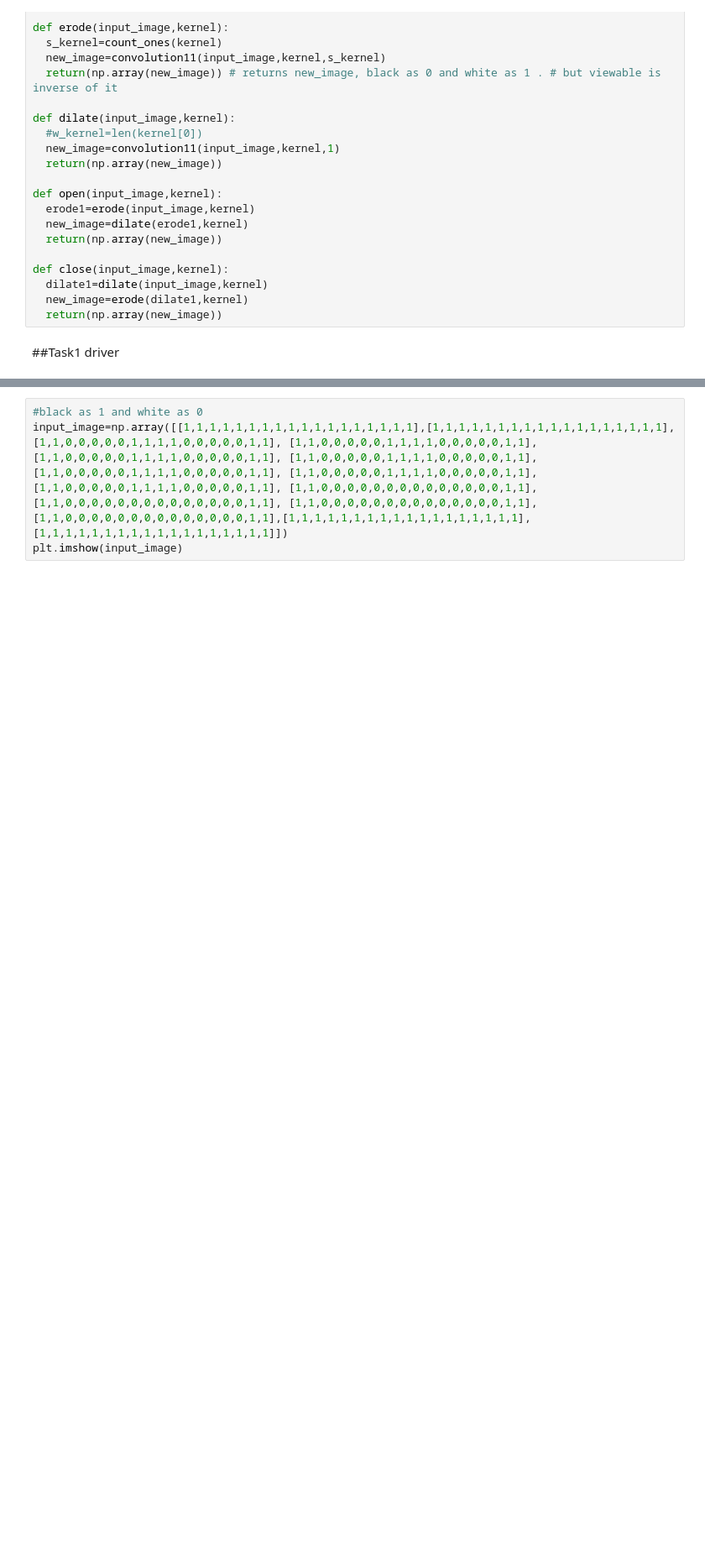
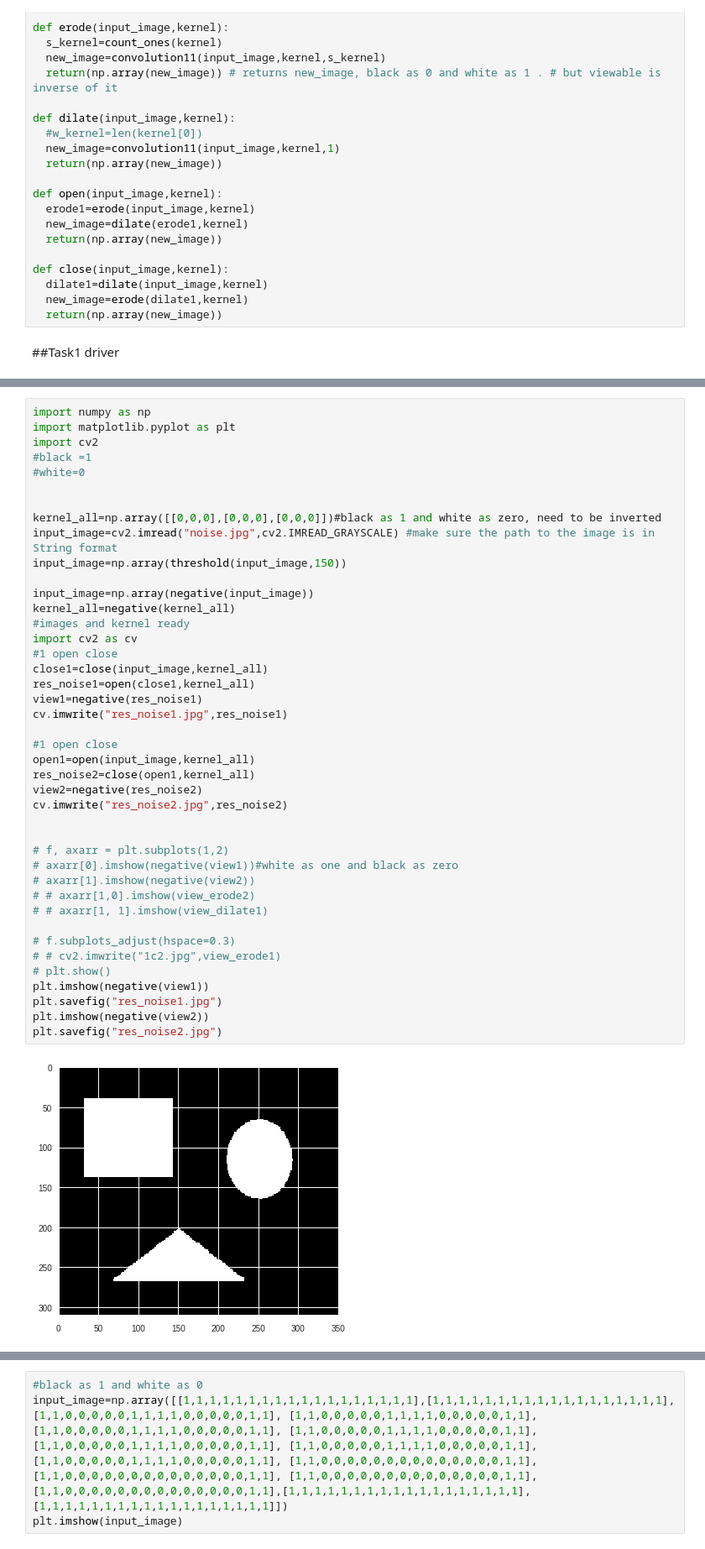
Before and after one commit to MicroprocessorX069/Image-morphology-segmentation-and-Hough-transform, a Jupyter notebook: ImageMorphology.ipynb, the cells around one changed output, grey strips where cells are left out. Shown at 84% size. Saved outputs shown, nothing was run; the diff lists cells and outputs as text; blank space fills up the shorter version.

```diff
--- a/ImageMorphology.ipynb
+++ b/ImageMorphology.ipynb
@@ -126,0 +118,44 @@ plt.show()
+# %%
+import numpy as np
+import matplotlib.pyplot as plt
+import cv2
+#black =1
+#white=0
+
+
+kernel_all=np.array([[0,0,0],[0,0,0],[0,0,0]])#black as 1 and white as zero, need to be inverted
+input_image=cv2.imread("noise.jpg",cv2.IMREAD_GRAYSCALE) #make sure the path to the image is in String format
+input_image=np.array(threshold(input_image,150))
+
+input_image=np.array(negative(input_image))
+kernel_all=negative(kernel_all)
+#images and kernel ready
+import cv2 as cv
+#1 open close
+close1=close(input_image,kernel_all)
+res_noise1=open(close1,kernel_all)
+view1=negative(res_noise1)
+cv.imwrite("res_noise1.jpg",res_noise1)
+
+#1 open close
+open1=open(input_image,kernel_all)
+res_noise2=close(open1,kernel_all)
+view2=negative(res_noise2)
+cv.imwrite("res_noise2.jpg",res_noise2)
+
+
+# f, axarr = plt.subplots(1,2)
+# axarr[0].imshow(negative(view1))#white as one and black as zero
+# axarr[1].imshow(negative(view2))
+# # axarr[1,0].imshow(view_erode2)
+# # axarr[1, 1].imshow(view_dilate1)
+
+# f.subplots_adjust(hspace=0.3)
+# # cv2.imwrite("1c2.jpg",view_erode1)
+# plt.show()
+plt.imshow(negative(view1))
+plt.savefig("res_noise1.jpg")
+plt.imshow(negative(view2))
+plt.savefig("res_noise2.jpg")
+# %% [output]
+[figure, added]
```
Also changed, not shown: parts of 4 cells of this notebook.
